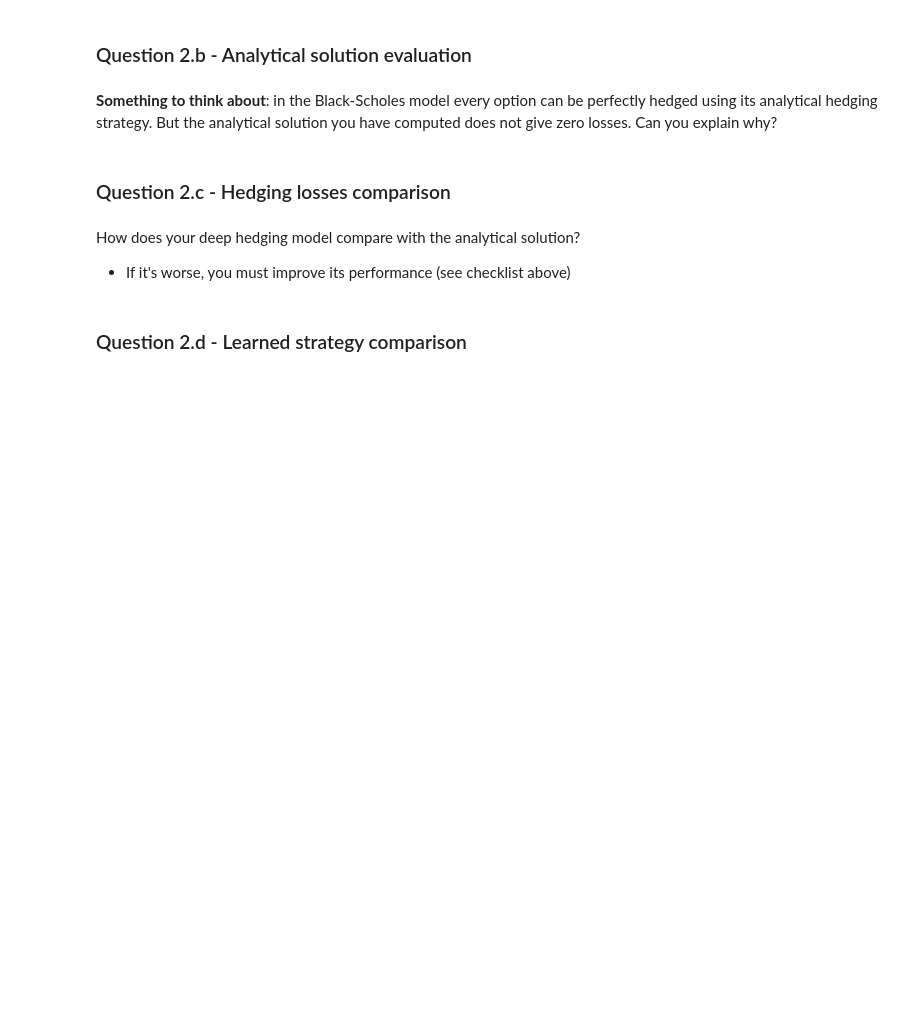
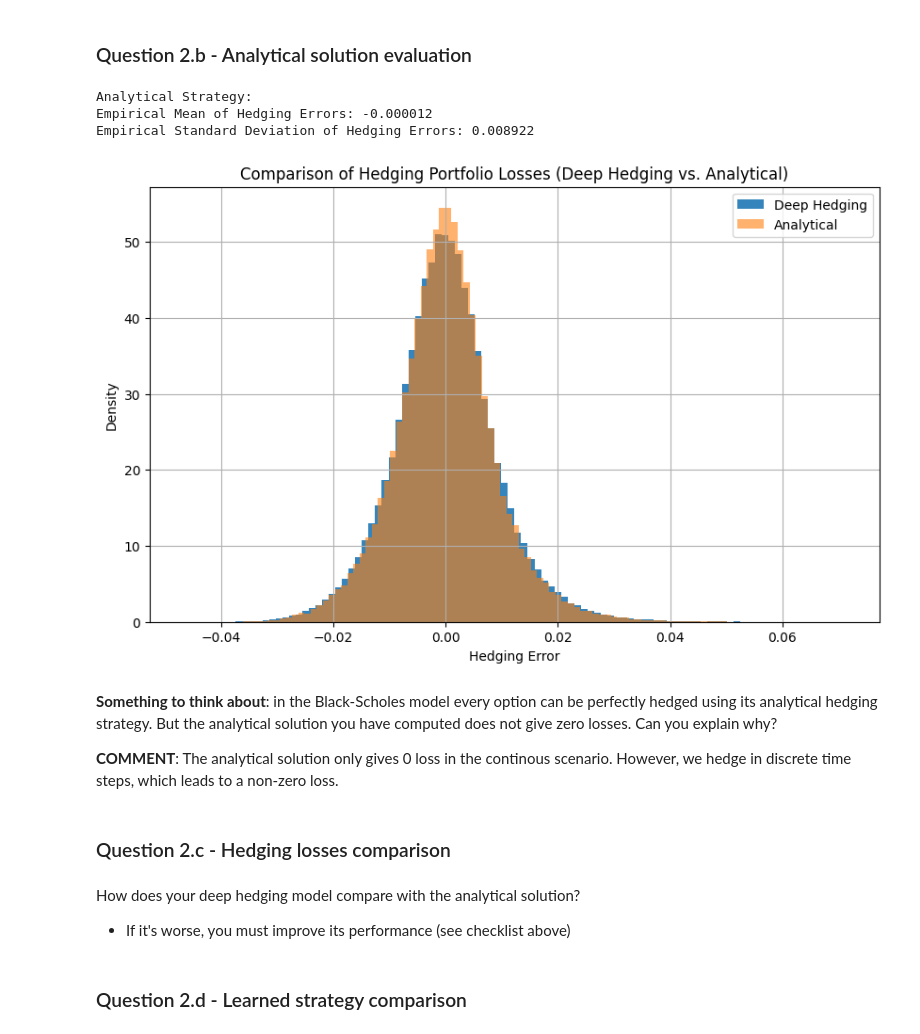
Before and after one commit to RamonKaspar/ML-in-Finance-and-Insurance, a Jupyter notebook: 03_Deep-Hedging/main.ipynb, the cells around one changed output. Drawn from its saved outputs; the diff is of its cells as text; code cells hidden in the pictures; blank space fills up the shorter version.

Commit message:
Finished Task 2, i.e., derived and compared to analytical solution

```diff
--- a/03_Deep-Hedging/main.ipynb
+++ b/03_Deep-Hedging/main.ipynb
@@ -408,10 +421,60 @@ H^{\text{BS}}_t(s) & = \frac{\partial C(s, t)}{\partial s} \\
 # %%
 # Implement the formula you found
 
+def analytical_solution(s, K, T, t, r, sigma):
+    """Implements the analytical formula for the hedging strategy."""
+    d_plus = (np.log(s / K) + (r + sigma**2 / 2)*(T - t)) / (sigma * np.sqrt(T - t))
+    d_minus = d_plus - sigma * np.sqrt(T - t)
+    return norm.cdf(d_plus) + (K / (sigma * np.sqrt(T - t)) * norm.pdf(d_plus)) - (K**2 * np.exp(r * (T - t)) / (sigma * np.sqrt(T - t))) * norm.pdf(d_minus) * (1/s)
+
+
+
 # Evaluate the losses of the analytical hedging strategies on the test set
+
+analytical_hedging_errors = []
+K =1
+r=0
+
+for path in tqdm(S_test):
+    hedging_cost = 0
+    for j in range(N):
+        t_j = j * T/N   # Time at step j
+        H_analytical = analytical_solution(path[j], K=K, T=T, t=t_j, r=r, sigma=sigma)
+        hedging_cost += H_analytical * (path[j+1] - path[j])
+
+    payoff = max(path[-1] - K, 0) # Payoff of the option at maturity (i.e., g(S_T))
+    hedging_error = payoff - p - hedging_cost   # Hedging portfolio losses at maturity
+    analytical_hedging_errors.append(hedging_error)
+
+# Print statistics for analytical solution
+mean_analytical = np.mean(analytical_hedging_errors)
+std_analytical = np.std(analytical_hedging_errors)
+print(f"\nAnalytical Strategy:")
+print(f"Empirical Mean of Hedging Errors: {mean_analytical:.6f}")
+print(f"Empirical Standard Deviation of Hedging Errors: {std_analytical:.6f}")
+# %% [output]
+Analytical Strategy:
+Empirical Mean of Hedging Errors: -0.000012
+Empirical Standard Deviation of Hedging Errors: 0.008922
+# %%
+# Compare histograms
+plt.figure(figsize=(10, 6))
+plt.hist(hedging_errors, bins=100, alpha=0.9, label='Deep Hedging', density=True)
+plt.hist(analytical_hedging_errors, bins=100, alpha=0.6, label='Analytical', density=True)
+plt.title('Comparison of Hedging Portfolio Losses (Deep Hedging vs. Analytical)')
+plt.xlabel('Hedging Error')
+plt.ylabel('Density')
+plt.legend()
+plt.grid(True)
+plt.savefig('plots/comparison_hedging_errors_deep_vs_analytical.pdf')
+plt.show()
+# %% [output]
+[figure, added]
 # %% [markdown]
 **Something to think about**: in the Black-Scholes model every option can be perfectly hedged using its analytical hedging strategy.
 But the analytical solution you have computed does not give zero losses. Can you explain why?
+
+**COMMENT**: The analytical solution only gives 0 loss in the continous scenario. However, we hedge in discrete time steps, which leads to a non-zero loss.
 # %% [markdown]
 ### Question 2.c - Hedging losses comparison
 # %% [markdown]
```
Also changed, not shown: parts of 7 cells of this notebook, 5 other files.
